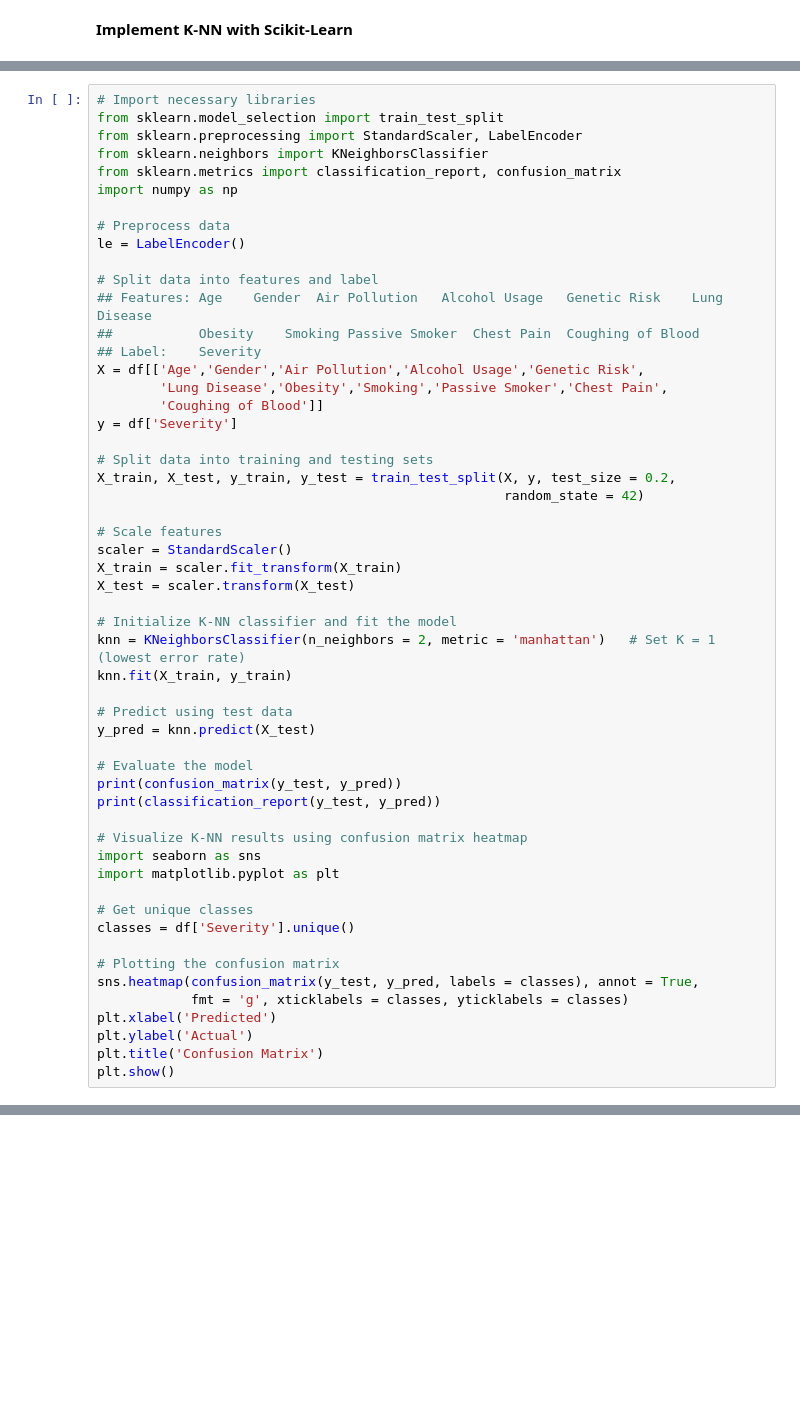
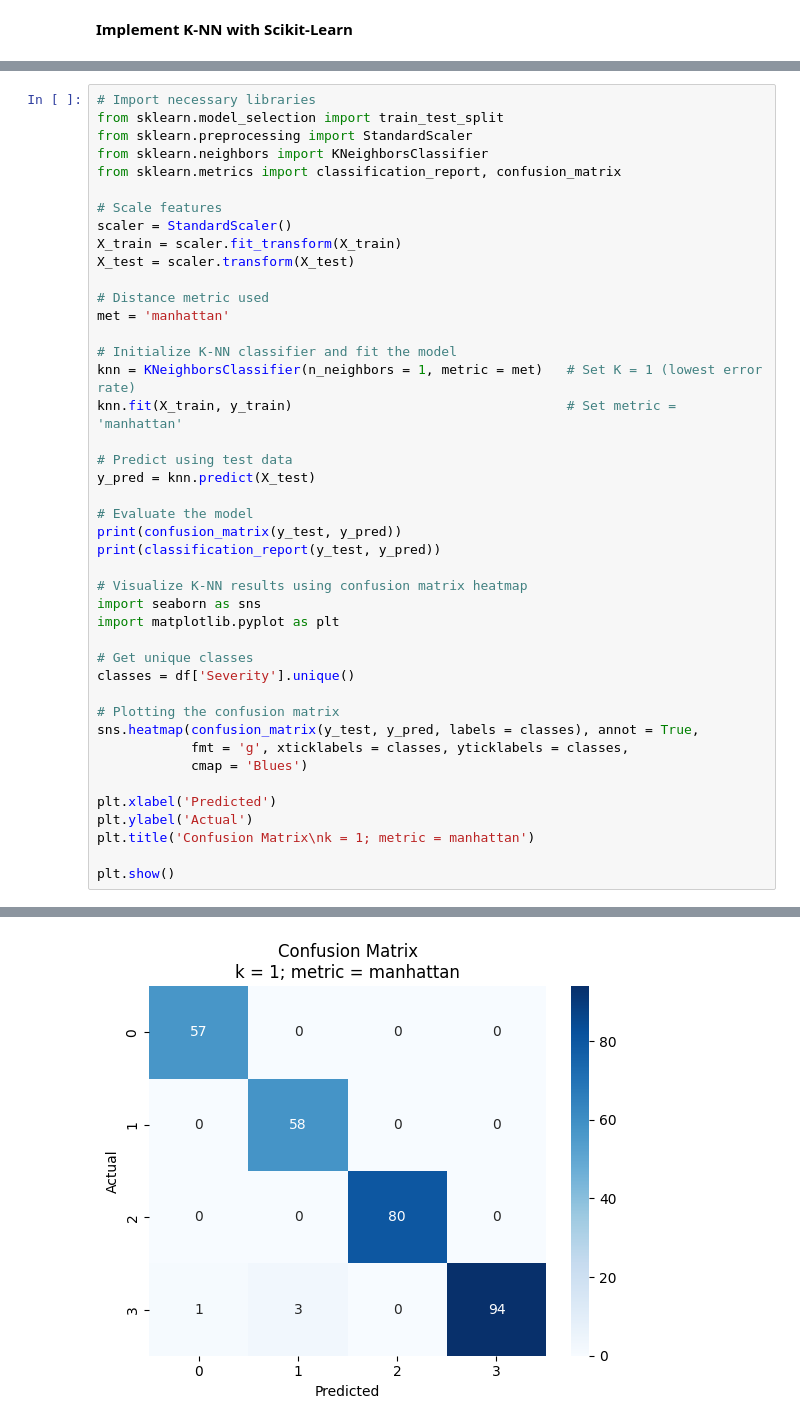
Before and after one commit to andysontran/health-factors-ml-pred, a Jupyter notebook: 2_CHL5230_F23.ipynb, the cells around one changed output, grey strips where cells are left out. Drawn from its saved outputs; the diff is of its cells as text; blank space fills up the shorter version.

```diff
--- a/2_CHL5230_F23.ipynb
+++ b/2_CHL5230_F23.ipynb
@@ -164,35 +164,21 @@ plt.show()
 # %%
 # Import necessary libraries
 from sklearn.model_selection import train_test_split
-from sklearn.preprocessing import StandardScaler, LabelEncoder
+from sklearn.preprocessing import StandardScaler
 from sklearn.neighbors import KNeighborsClassifier
 from sklearn.metrics import classification_report, confusion_matrix
-import numpy as np
-
-# Preprocess data
-le = LabelEncoder()
-
-# Split data into features and label
-## Features: Age	Gender	Air Pollution	Alcohol Usage	Genetic Risk	Lung Disease
-##           Obesity	Smoking	Passive Smoker	Chest Pain	Coughing of Blood
-## Label:    Severity
-X = df[['Age','Gender','Air Pollution','Alcohol Usage','Genetic Risk',
-        'Lung Disease','Obesity','Smoking','Passive Smoker','Chest Pain',
-        'Coughing of Blood']]
-y = df['Severity']
-
-# Split data into training and testing sets
-X_train, X_test, y_train, y_test = train_test_split(X, y, test_size = 0.2,
-                                                    random_state = 42)
 
 # Scale features
 scaler = StandardScaler()
 X_train = scaler.fit_transform(X_train)
 X_test = scaler.transform(X_test)
 
+# Distance metric used
+met = 'manhattan'
+
 # Initialize K-NN classifier and fit the model
-knn = KNeighborsClassifier(n_neighbors = 2, metric = 'manhattan')   # Set K = 1 (lowest error rate)
-knn.fit(X_train, y_train)
+knn = KNeighborsClassifier(n_neighbors = 1, metric = met)   # Set K = 1 (lowest error rate)
+knn.fit(X_train, y_train)                                   # Set metric = 'manhattan'
 
 # Predict using test data
 y_pred = knn.predict(X_test)
@@ -210,8 +196,12 @@ classes = df['Severity'].unique()
 
 # Plotting the confusion matrix
 sns.heatmap(confusion_matrix(y_test, y_pred, labels = classes), annot = True,
-            fmt = 'g', xticklabels = classes, yticklabels = classes)
+            fmt = 'g', xticklabels = classes, yticklabels = classes,
+            cmap = 'Blues')
+
 plt.xlabel('Predicted')
 plt.ylabel('Actual')
-plt.title('Confusion Matrix')
+plt.title('Confusion Matrix\nk = 1; metric = manhattan')
+
 plt.show()
+# %% [output]
@@ -218 +222,2 @@ plt.show()
+[figure, added]
 # %%
```
Also changed, not shown: parts of 5 cells of this notebook.
